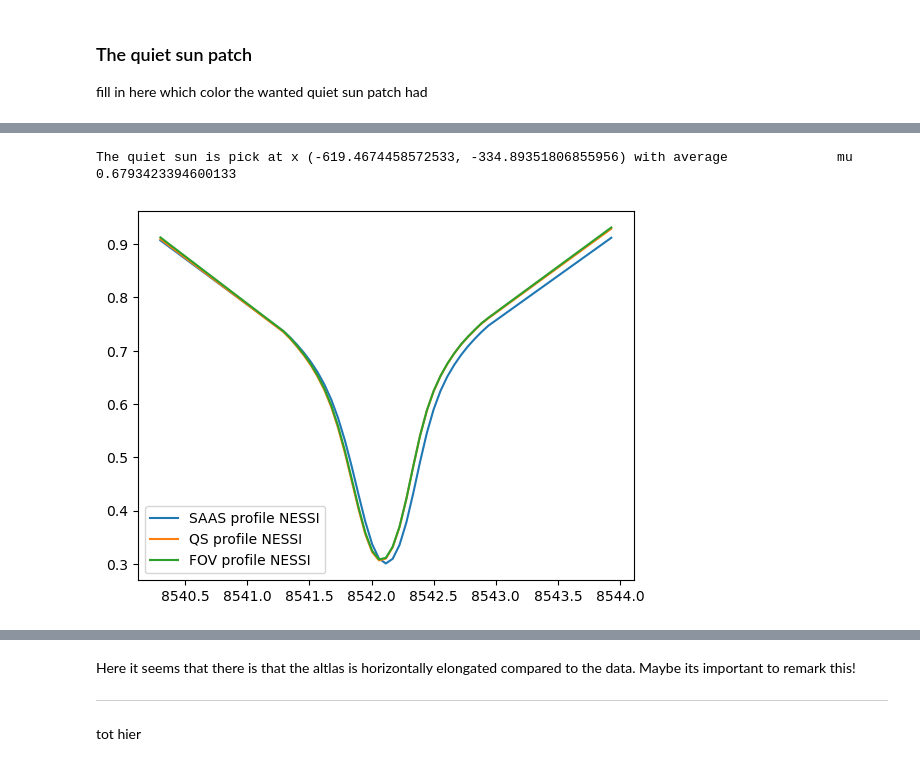
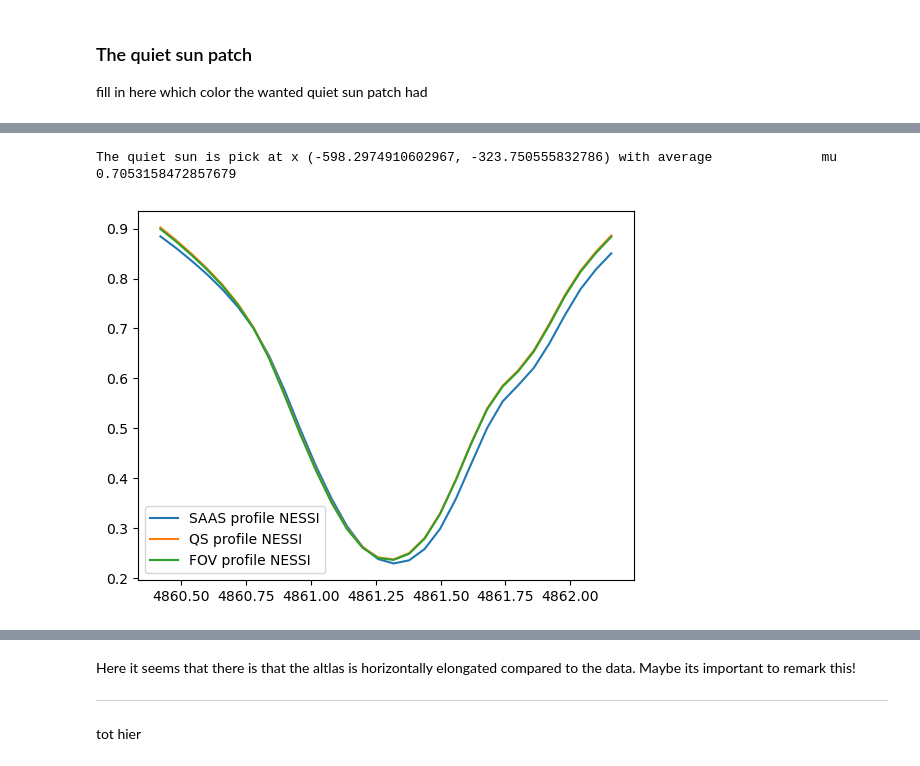
Before and after one commit to demichieldewilde/solar-flares, a Jupyter notebook: data/2023-06-09/saas_Hbeta23.ipynb, the cells around one changed output, grey strips where cells are left out. Drawn from its saved outputs; the diff is of its cells as text; code cells hidden in the pictures.

```diff
--- a/data/2023-06-09/saas_Hbeta23.ipynb
+++ b/data/2023-06-09/saas_Hbeta23.ipynb
@@ -150,4 +141,4 @@ tlist3[2][17:], tlist3
 # %%
-time_list = [t[17:] for t in tlist3]
+time_list = [t[11:] for t in tlist3]
 time_list
 # %% [output]
@@ -206,7 +197,7 @@ reload(un)
 vertices = [(600, 60), (40, 823), (832, 1400), (1280, 770)]
 
 Hbeta = un.SST_data_from_multiple_fits_files(timeframe_to_filename_fits,spectfilename='line_data/wav_sstHbeta.npy', number_of_frames=maximum,
-                 time=time_list, name_of_line='Hbeta.23', thresh=[0, np.percentile(datacube(0), 99.5)],  boundary_methode='search',
+                 time=time_list, name_of_line='Hbeta23', thresh=[0, np.percentile(datacube(0), 99.5)],  boundary_methode='search',
                  boundary_arguments = {"error":0.01}, with_stokes=True, with_time=True, alternative_datacube=datacube)
 
 Hbeta.boundary
@@ -496,5 +480,5 @@ frame, Hbeta.shape
 # %%
-frame=9
+frame=maximum//2
 
 fig, ax = plt.subplots(nrows=1,ncols=2,figsize=(15, 7))
 # fig.setitle("quiet sun determination, weiging constants")
@@ -503,7 +487,7 @@ fig.suptitle('Possible quiet sun patches', fontsize=16)
 
 Hbeta.ccp_frame(frame,Show=False)
 # xlim, ylim
-X = [[(800,1000),(1700,1900)], [(1400,1600), (1900, 2100)],  [(1000,1200),(550,750)], [(1100,1300),(700, 900)]]
+X = [[(800,1000),(1700,1900)], [(1400,1600), (2100, 2300)],  [(1000,1200),(550,750)], [(1100,1300),(700, 900)]]
     #  [(90,350), (800,969)] , [(90,290), (870,969)] ]# max x: 963, y: 969
 colors=['red', 'blue', 'yellow', 'orange', 'pink', 'purple', 'limegreen', 'darkgreen', 'gray']
 
@@ -541,7 +527,7 @@ plt.show()
 
 fill in here which color the wanted quiet sun patch had
 # %%
-color_wanted_patch = 'blue'
+color_wanted_patch = 'red'
 # %%
 ind = int(colors.index(color_wanted_patch))
 
@@ -558,8 +544,8 @@ the edges of the patch are denoted by the xlim: (1400, 1600) and ylim: (1900, 21
 # %%
-theor_Hbeta.set_quiet_sun(xlim=xlim, ylim=ylim)
+theor_Hbeta.set_quiet_sun(xlim=xlim, ylim=ylim, show=False)
 # %% [output]
-The quiet sun is pick at x (-619.4674458572533, -334.89351806855956) with average              mu 0.6793423394600133
+The quiet sun is pick at x (-598.2974910602967, -323.750555832786) with average              mu 0.7053158472857679
-[figure, old version]
+[figure, new version]
 # %%
 reload(un)
 un.fit_qs_to_NESSI(theor_Hbeta, Hbeta)
```
Also changed, not shown: parts of 30 cells of this notebook, 8 other files.
